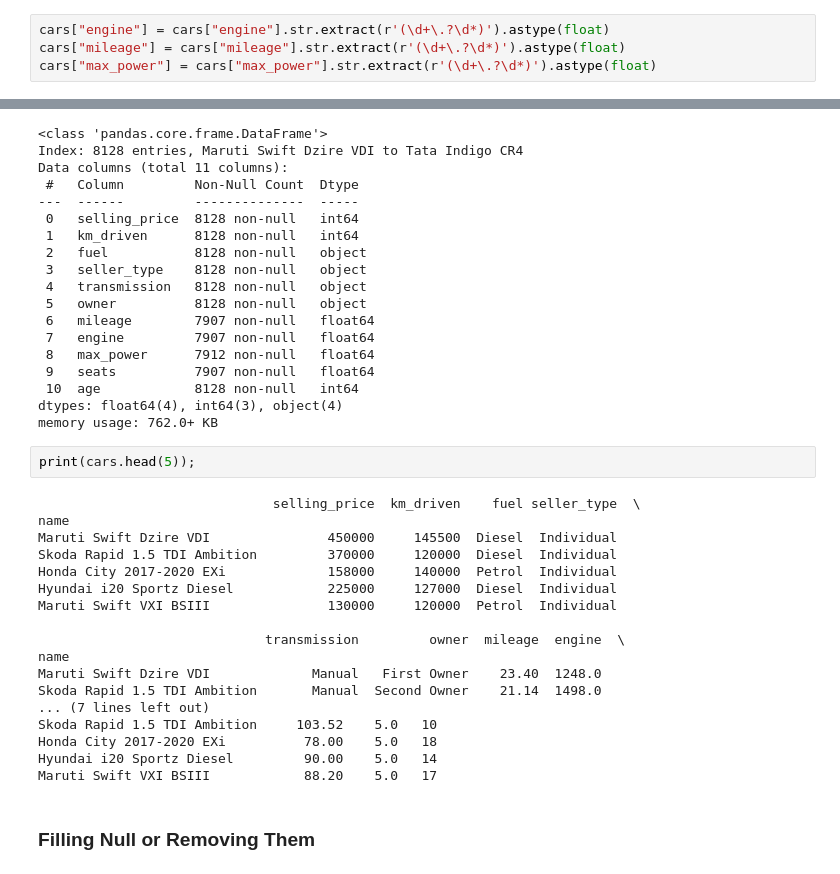
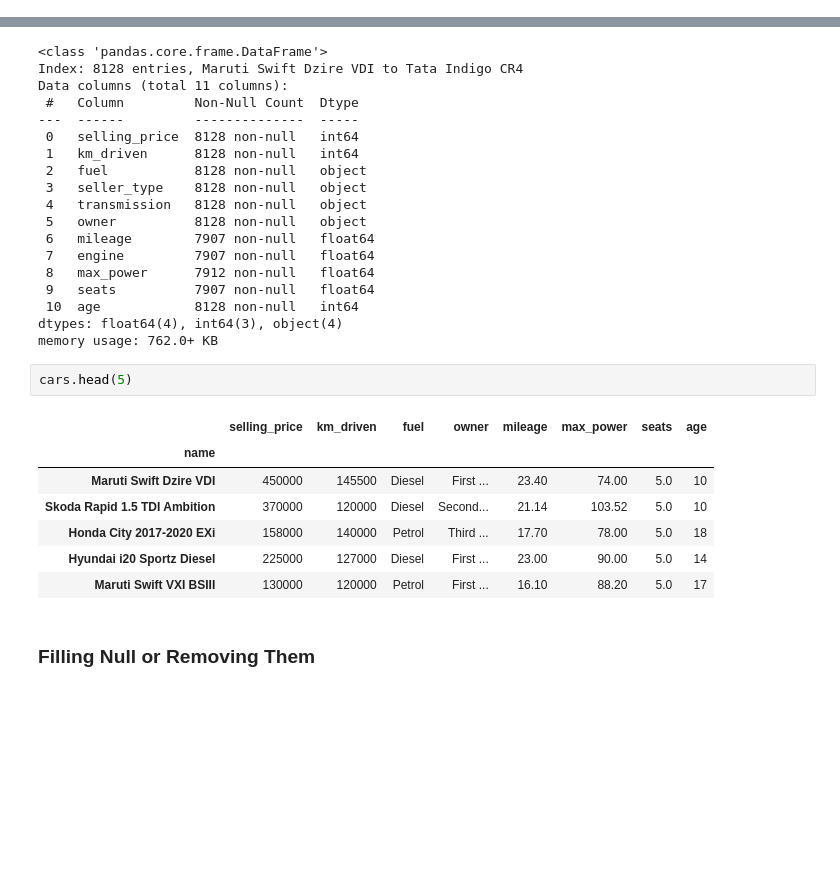
Before and after one commit to MohamedAbdelaziz177/Ai-task-Data-Cleaning-visualization, a Jupyter notebook: CarDataCleaningAndPricePrediction.ipynb, the cells around one changed output, grey strips where cells are left out. Drawn from its saved outputs; the diff is of its cells as text; blank space fills up the shorter version.

Commit message:
Changing style of printing

```diff
--- a/CarDataCleaningAndPricePrediction.ipynb
+++ b/CarDataCleaningAndPricePrediction.ipynb
@@ -168,8 +165,4 @@ dtypes: float64(1), int64(3), object(7)
 memory usage: 762.0+ KB
-# %%
-cars["engine"] = cars["engine"].str.extract(r'(\d+\.?\d*)').astype(float)
-cars["mileage"] = cars["mileage"].str.extract(r'(\d+\.?\d*)').astype(float)
-cars["max_power"] = cars["max_power"].str.extract(r'(\d+\.?\d*)').astype(float)
 # %%
 cars.info()
 # %% [output]
@@ -192,25 +185,15 @@ Data columns (total 11 columns):
 dtypes: float64(4), int64(3), object(4)
 memory usage: 762.0+ KB
 # %%
-print(cars.head(5));
+cars.head(5)
 # %% [output]
-                              selling_price  km_driven    fuel seller_type  \
-name
-Maruti Swift Dzire VDI               450000     145500  Diesel  Individual
-Skoda Rapid 1.5 TDI Ambition         370000     120000  Diesel  Individual
-Honda City 2017-2020 EXi             158000     140000  Petrol  Individual
-Hyundai i20 Sportz Diesel            225000     127000  Diesel  Individual
-Maruti Swift VXI BSIII               130000     120000  Petrol  Individual
-
-                             transmission         owner  mileage  engine  \
-name
-Maruti Swift Dzire VDI             Manual   First Owner    23.40  1248.0
-Skoda Rapid 1.5 TDI Ambition       Manual  Second Owner    21.14  1498.0
-... (7 lines left out)
-Skoda Rapid 1.5 TDI Ambition     103.52    5.0   10
-Honda City 2017-2020 EXi          78.00    5.0   18
-Hyundai i20 Sportz Diesel         90.00    5.0   14
-Maruti Swift VXI BSIII            88.20    5.0   17
+|  | selling_price | km_driven | fuel | owner | mileage | max_power | seats | age |
+| name |  |  |  |  |  |  |  |  |
+| Maruti Swift Dzire VDI | 450000 | 145500 | Diesel | First ... | 23.40 | 74.00 | 5.0 | 10 |
+| Skoda Rapid 1.5 TDI Ambition | 370000 | 120000 | Diesel | Second... | 21.14 | 103.52 | 5.0 | 10 |
+| Honda City 2017-2020 EXi | 158000 | 140000 | Petrol | Third ... | 17.70 | 78.00 | 5.0 | 18 |
+| Hyundai i20 Sportz Diesel | 225000 | 127000 | Diesel | First ... | 23.00 | 90.00 | 5.0 | 14 |
+| Maruti Swift VXI BSIII | 130000 | 120000 | Petrol | First ... | 16.10 | 88.20 | 5.0 | 17 |
 # %% [markdown]
 ### Filling Null or Removing Them ##
 # %%
```
Also changed, not shown: parts of 5 cells of this notebook.
